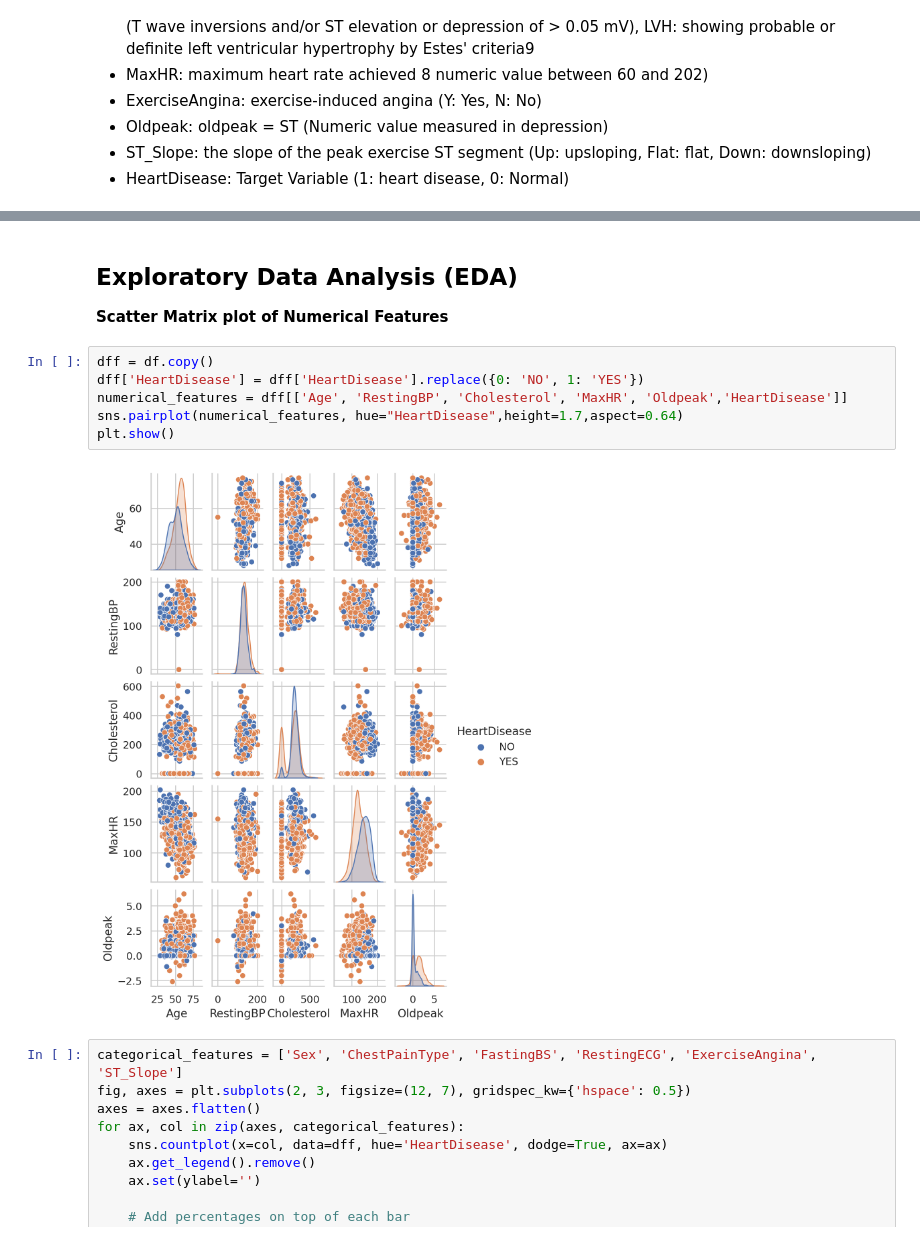
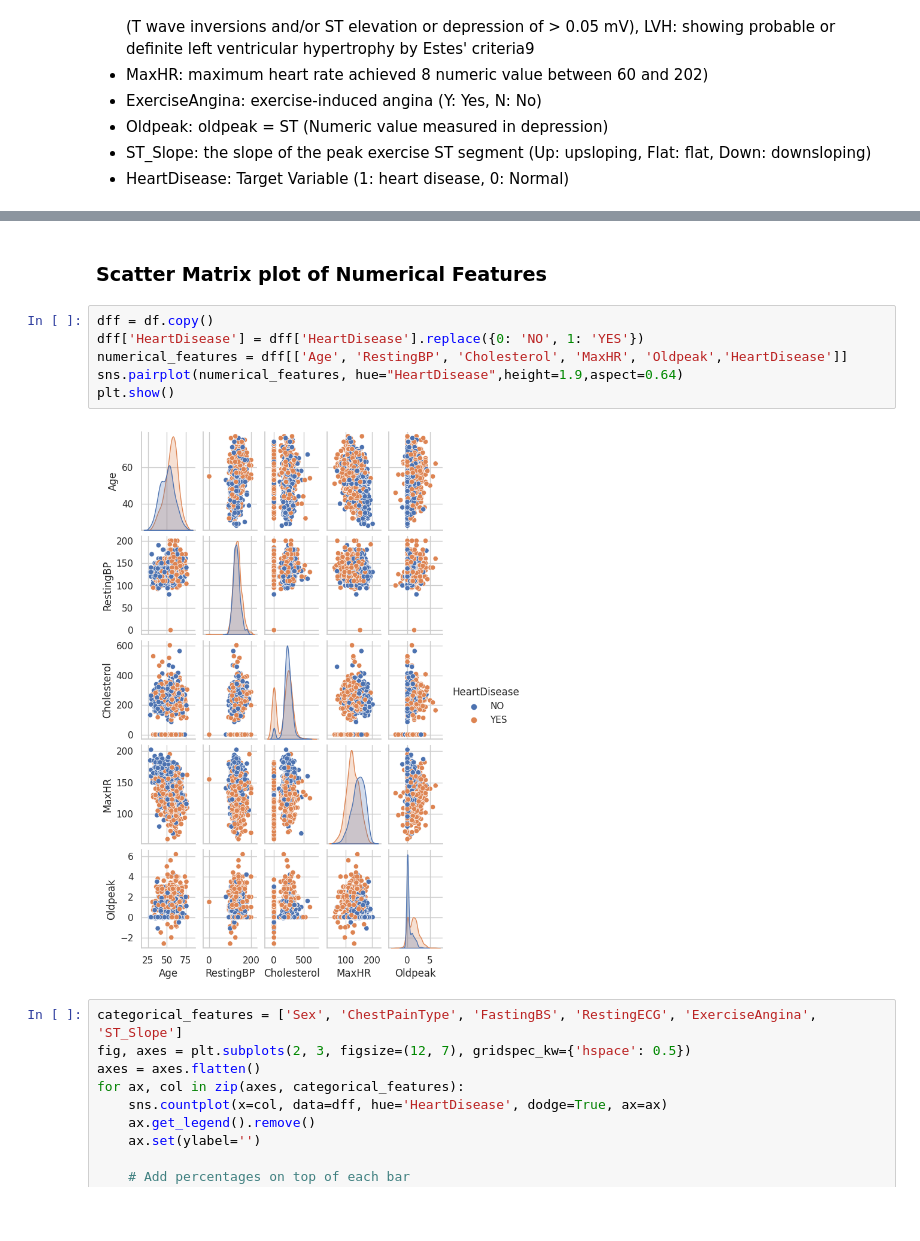
Before and after one commit to jrakhshanda55/Ausaf_ML, a Jupyter notebook: project1.ipynb, the cells around one changed output, grey strips where cells are left out. Saved outputs shown, nothing was run; the diff lists cells and outputs as text; blank space fills up the shorter version.

```diff
--- a/project1.ipynb
+++ b/project1.ipynb
@@ -62,15 +153,13 @@ df.head()
 # %% [markdown]
-## Exploratory Data Analysis (EDA)
-
-**Scatter Matrix plot of Numerical Features**
+### Scatter Matrix plot of Numerical Features
 # %%
 dff = df.copy()
 dff['HeartDisease'] = dff['HeartDisease'].replace({0: 'NO', 1: 'YES'})
 numerical_features = dff[['Age', 'RestingBP', 'Cholesterol', 'MaxHR', 'Oldpeak','HeartDisease']]
-sns.pairplot(numerical_features, hue="HeartDisease",height=1.7,aspect=0.64)
+sns.pairplot(numerical_features, hue="HeartDisease",height=1.9,aspect=0.64)
 plt.show()
 # %% [output]
-[figure, old version]
+[figure, new version]
 # %%
 categorical_features = ['Sex', 'ChestPainType', 'FastingBS', 'RestingECG', 'ExerciseAngina', 'ST_Slope']
 fig, axes = plt.subplots(2, 3, figsize=(12, 7), gridspec_kw={'hspace': 0.5})
```
Also changed, not shown: parts of 15 cells of this notebook.
